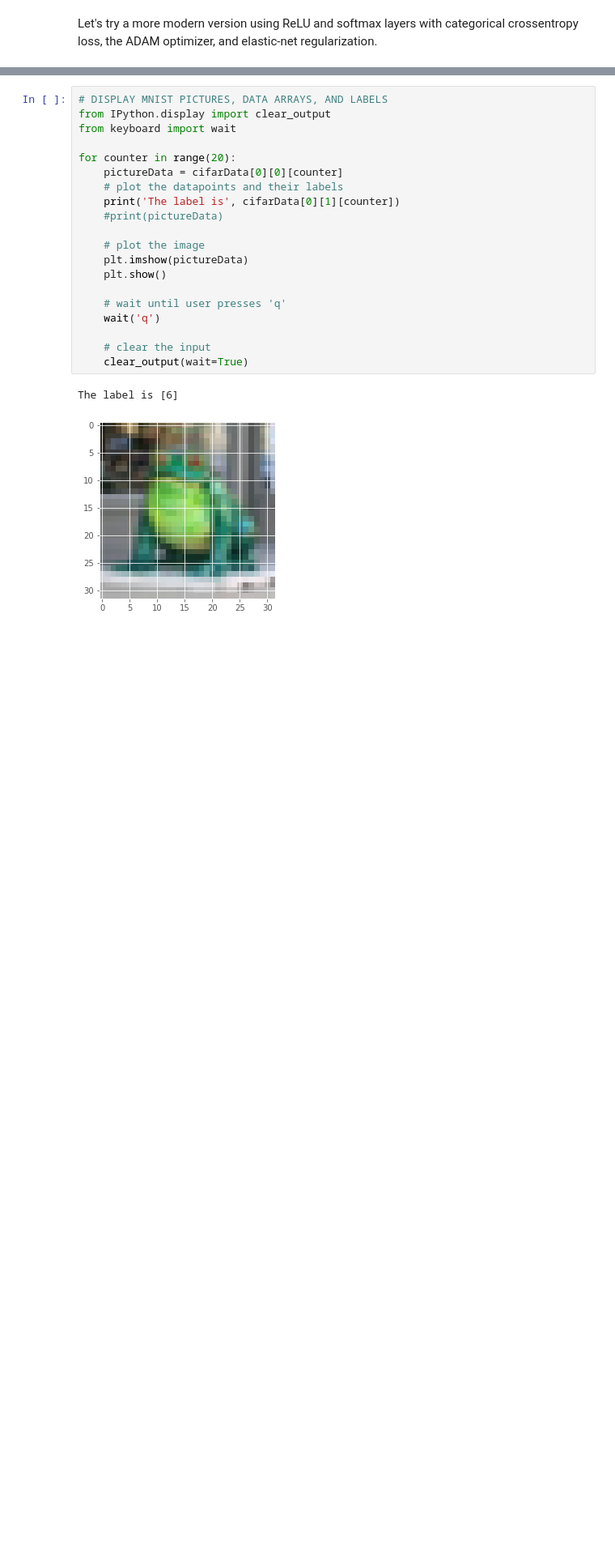
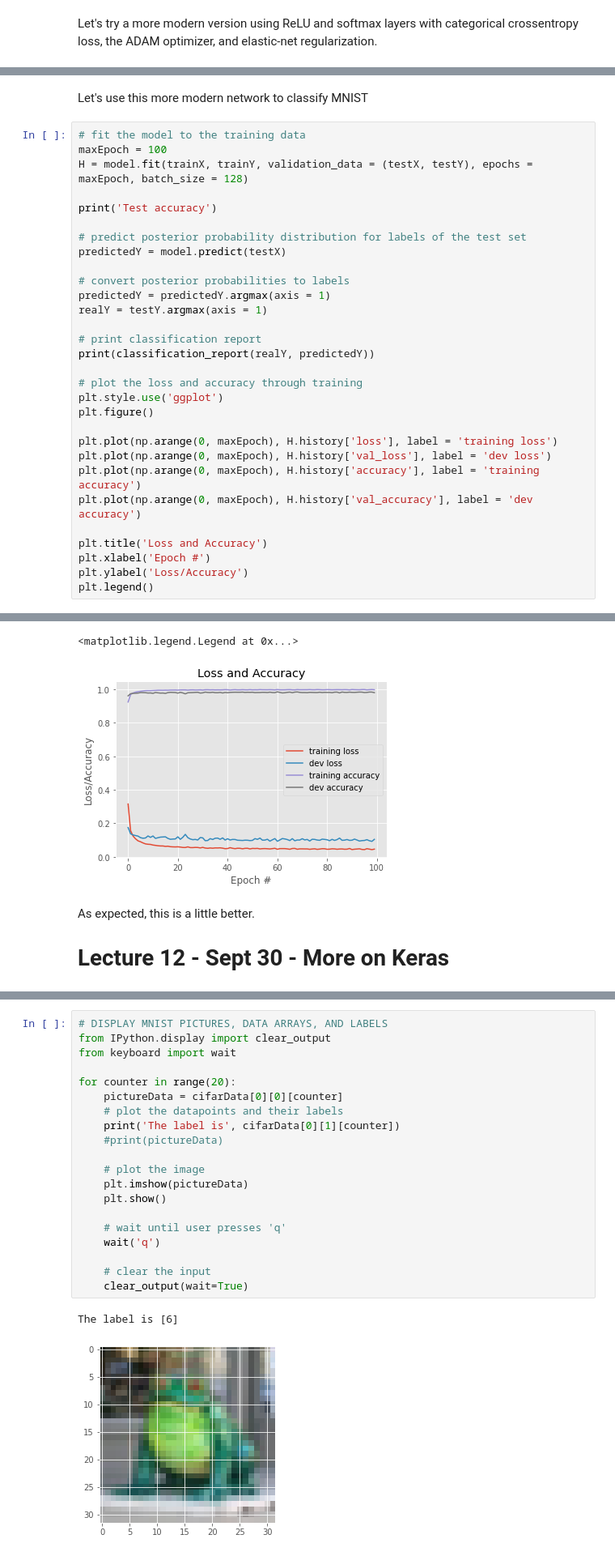
Before and after one commit to rtwhite1546/Fall-2021-Neural-Networks, a Jupyter notebook: Week-6-Vanishing-Gradients-Keras/Week6.ipynb, the cells around one changed output, grey strips where cells are left out. Shown: that part at 81% size. Drawn from its saved outputs; the diff is of its cells as text; blank space fills up the shorter version.

```diff
--- a/Week-6-Vanishing-Gradients-Keras/Week6.ipynb
+++ b/Week-6-Vanishing-Gradients-Keras/Week6.ipynb
@@ -139,0 +194,33 @@ Let's try a more modern version using ReLU and softmax layers with categorical c
+# %% [markdown]
+Let's use this more modern network to classify MNIST
+# %%
+# fit the model to the training data
+maxEpoch = 100
+H = model.fit(trainX, trainY, validation_data = (testX, testY), epochs = maxEpoch, batch_size = 128)
+
+print('Test accuracy')
+
+# predict posterior probability distribution for labels of the test set
+predictedY = model.predict(testX)
+
+# convert posterior probabilities to labels
+predictedY = predictedY.argmax(axis = 1)
+realY = testY.argmax(axis = 1)
+
+# print classification report
+print(classification_report(realY, predictedY))
+
+# plot the loss and accuracy through training
+plt.style.use('ggplot')
+plt.figure()
+
+plt.plot(np.arange(0, maxEpoch), H.history['loss'], label = 'training loss')
+plt.plot(np.arange(0, maxEpoch), H.history['val_loss'], label = 'dev loss')
+plt.plot(np.arange(0, maxEpoch), H.history['accuracy'], label = 'training accuracy')
+plt.plot(np.arange(0, maxEpoch), H.history['val_accuracy'], label = 'dev accuracy')
+
+plt.title('Loss and Accuracy')
+plt.xlabel('Epoch #')
+plt.ylabel('Loss/Accuracy')
+plt.legend()
+# %% [output]
@@ -139,0 +244,6 @@ Let's try a more modern version using ReLU and softmax layers with categorical c
+<matplotlib.legend.Legend at 0x...>
+[figure, added]
+# %% [markdown]
+As expected, this is a little better.
+
+# Lecture 12 - Sept 30 - More on Keras
```
Also changed, not shown: parts of 24 cells of this notebook.
